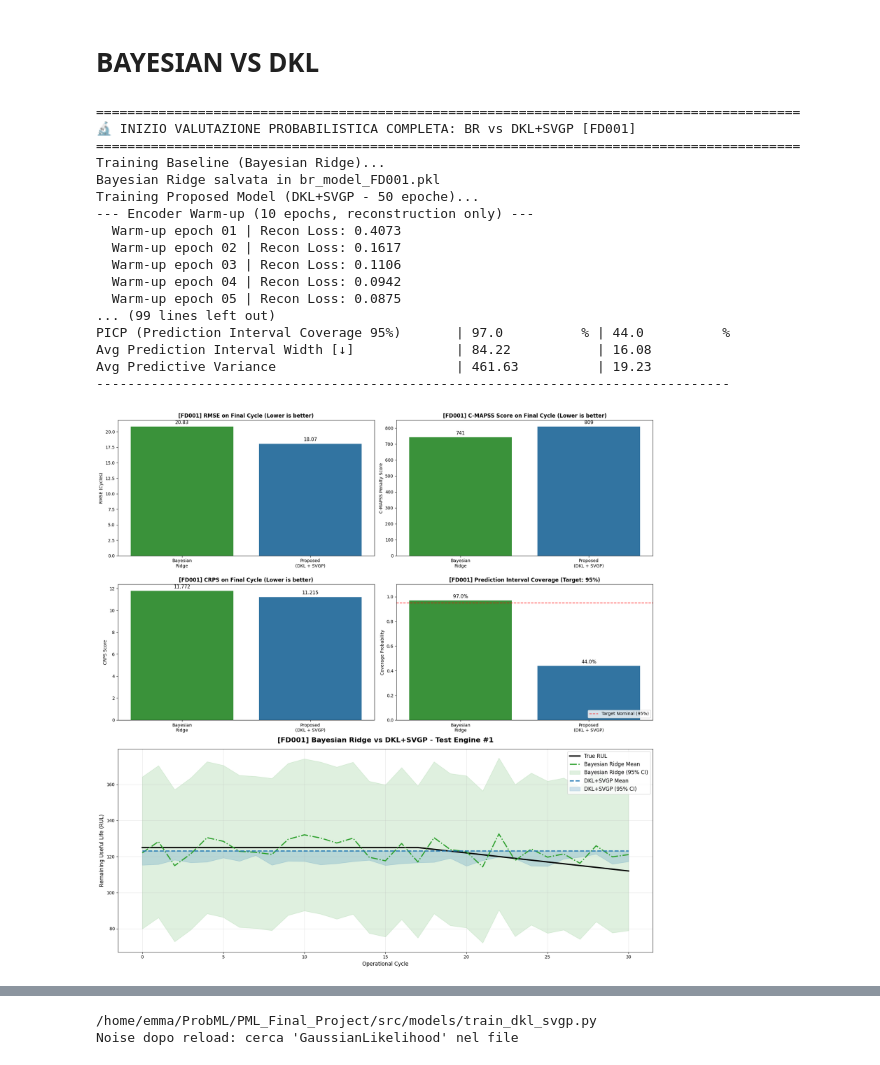
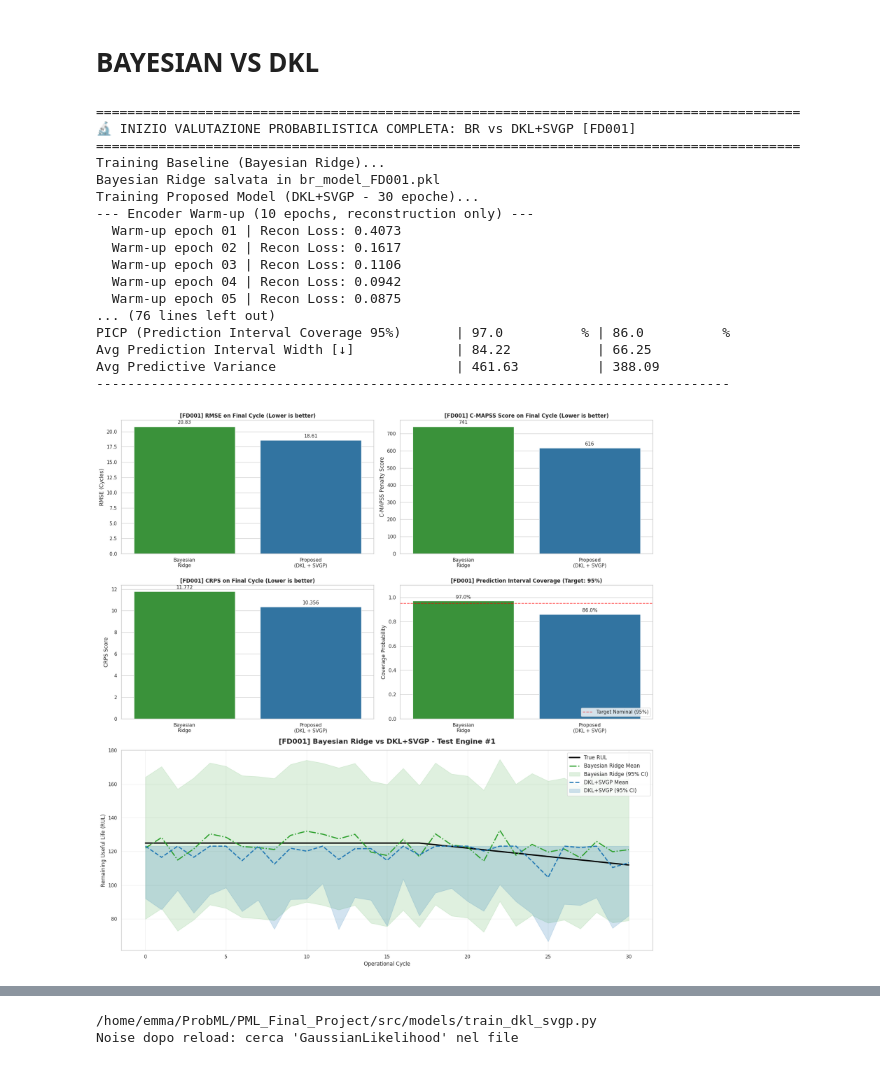
Before and after one commit to weronpas/PML_Final_Project, a Jupyter notebook: notebooks/03_model_comparison.ipynb, the cells around one changed output, grey strips where cells are left out. Saved outputs shown, nothing was run; the diff lists cells and outputs as text; code cells hidden in the pictures.

```diff
--- a/notebooks/03_model_comparison.ipynb
+++ b/notebooks/03_model_comparison.ipynb
@@ -291,7 +295,7 @@ from src.utils.metrics import (
 )
 from src.models.train_dkl_svgp import train_dkl_autoencoder  # Assicurati di avere l'import
 
-# DATA_DIR = PROJECT_ROOT / 'data' / 'raw'
+DATA_DIR = PROJECT_ROOT / 'data' / 'raw'
 CHECKPOINTS_DIR = PROJECT_ROOT / 'artifacts' / 'checkpoints'
 CHECKPOINTS_DIR.mkdir(parents=True, exist_ok=True)
 device = torch.device("cuda" if torch.cuda.is_available() else "cpu")
@@ -414,9 +418,14 @@ def compare_br_vs_dkl_dataset(dataset_name, dkl_epochs=100, use_saved_model=True
             epochs=dkl_epochs,
             encoder_lr=1e-4,
             decoder_lr=1e-4,
-            gp_lr=1e-4,
-            lambda_recon=0.5,
-            beta_kl=0.1,            # ← prova valori: 0.01, 0.1, 0.5
+            gp_lr=5e-4,
+            lambda_recon=0.3,
+            lambda_asymm=0.5,
+            lambda_interval=5.0,          # era 3.0 — penalizza fortemente la larghezza
+            interval_alpha=0.10,          # era 0.05 — target 90% CI invece di 95%
+            interval_alpha_lo_scale=0.35,
+            beta_kl=0.8,
+            grad_clip=1.0,
             seed=42
         )
         torch.save(dkl_model, dkl_model_path)
@@ -445,28 +454,8 @@ def compare_br_vs_dkl_dataset(dataset_name, dkl_epochs=100, use_saved_model=True
         dkl_lower_last = prediction_last['lower'].cpu().numpy()
         dkl_upper_last = prediction_last['upper'].cpu().numpy()
 
-
-        # Dopo predict_with_uncertainty, PRIMA di inverse_transform
-        with torch.no_grad():
-            pred_raw = dkl_model.predict_with_uncertainty(
-                X_test_last_tensor, normalized_cycle=t_test_last_tensor, likelihood=likelihood
-            )
-
-        var_z   = pred_raw['variance'].cpu().numpy()
-        scale   = train_dataset.target_transform.scaler.scale_[0]
-        mean_z  = train_dataset.target_transform.scaler.mean_[0]
-
-        print(f"Varianza in spazio z (GP output)  : {var_z.mean():.6f}")
-        print(f"scaler.scale_[0]                  : {scale:.4f}")
-        print(f"scaler.mean_[0]                   : {mean_z:.4f}")
-        print(f"Var dopo solo rescaling (×scale²) : {(var_z * scale**2).mean():.4f}")
-        print(f"Likelihood noise                  : {likelihood.noise.item():.6f}")
-
-
-
-        # Invertire la trasformazione per avere i valori fisici originali
-        # dkl_preds_last = train_dataset.inverse_transform(dkl_preds_last)
-        dkl_preds_last, dkl_var_last = train_dataset.inverse_transform(dkl_preds_last, variance = dkl_var_last)
+        # Inverti la trasformazione: media e varianza in spazio fisico (cicli)
+        dkl_preds_last, dkl_var_last = train_dataset.inverse_transform(dkl_preds_last, variance=dkl_var_last)
         dkl_lower_last = train_dataset.inverse_transform(dkl_lower_last)
         dkl_upper_last = train_dataset.inverse_transform(dkl_upper_last)
 
@@ -611,29 +600,35 @@ def compare_br_vs_dkl_dataset(dataset_name, dkl_epochs=100, use_saved_model=True
         'dkl_score': dkl_score_val
     }
 # %%
+import importlib
+import src.models.train_dkl_svgp
+importlib.reload(src.models.train_dkl_svgp)
+from src.models.train_dkl_svgp import train_dkl_autoencoder
+
+
 br_dkl_results = {}
 
 # Test FD001
-br_dkl_results['FD001'] = compare_br_vs_dkl_dataset('FD001', dkl_epochs=50)
+br_dkl_results['FD001'] = compare_br_vs_dkl_dataset('FD001', dkl_epochs=30)
 # %% [output]
 ==========================================================================================
 🔬 INIZIO VALUTAZIONE PROBABILISTICA COMPLETA: BR vs DKL+SVGP [FD001]
 ==========================================================================================
 Training Baseline (Bayesian Ridge)...
 Bayesian Ridge salvata in br_model_FD001.pkl
-Training Proposed Model (DKL+SVGP - 50 epoche)...
+Training Proposed Model (DKL+SVGP - 30 epoche)...
 --- Encoder Warm-up (10 epochs, reconstruction only) ---
   Warm-up epoch 01 | Recon Loss: 0.4073
   Warm-up epoch 02 | Recon Loss: 0.1617
   Warm-up epoch 03 | Recon Loss: 0.1106
   Warm-up epoch 04 | Recon Loss: 0.0942
   Warm-up epoch 05 | Recon Loss: 0.0875
-... (99 lines left out)
-PICP (Prediction Interval Coverage 95%)       | 97.0          % | 44.0          %
-Avg Prediction Interval Width [↓]             | 84.22           | 16.08
-Avg Predictive Variance                       | 461.63          | 19.23
+... (76 lines left out)
+PICP (Prediction Interval Coverage 95%)       | 97.0          % | 86.0          %
+Avg Prediction Interval Width [↓]             | 84.22           | 66.25
+Avg Predictive Variance                       | 461.63          | 388.09
 ---------------------------------------------------------------------------------
-[figure, old version]
+[figure, new version]
 # %%
 import importlib
 import src.models.train_dkl_svgp
```
Also changed, not shown: parts of 3 cells of this notebook, 7 other files.
